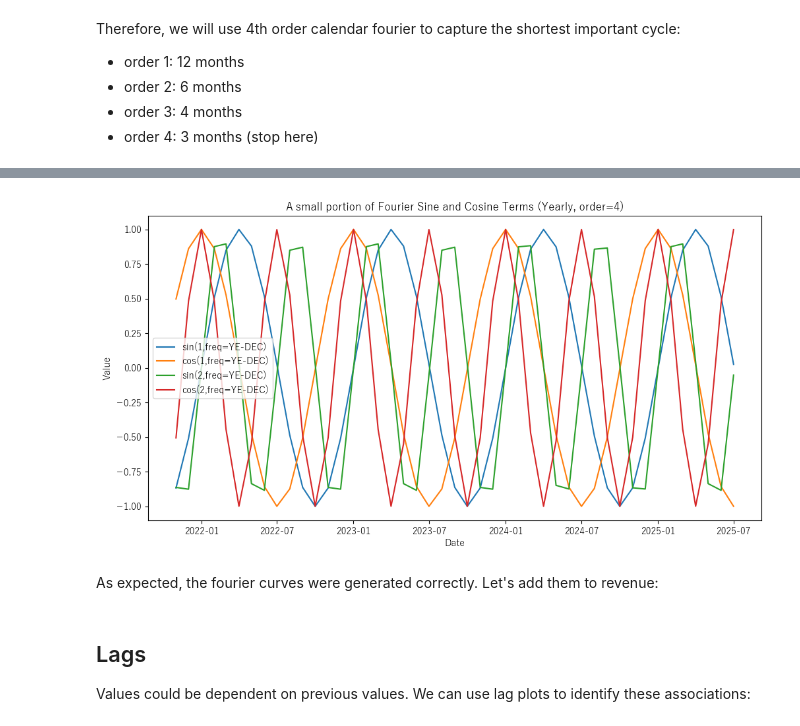
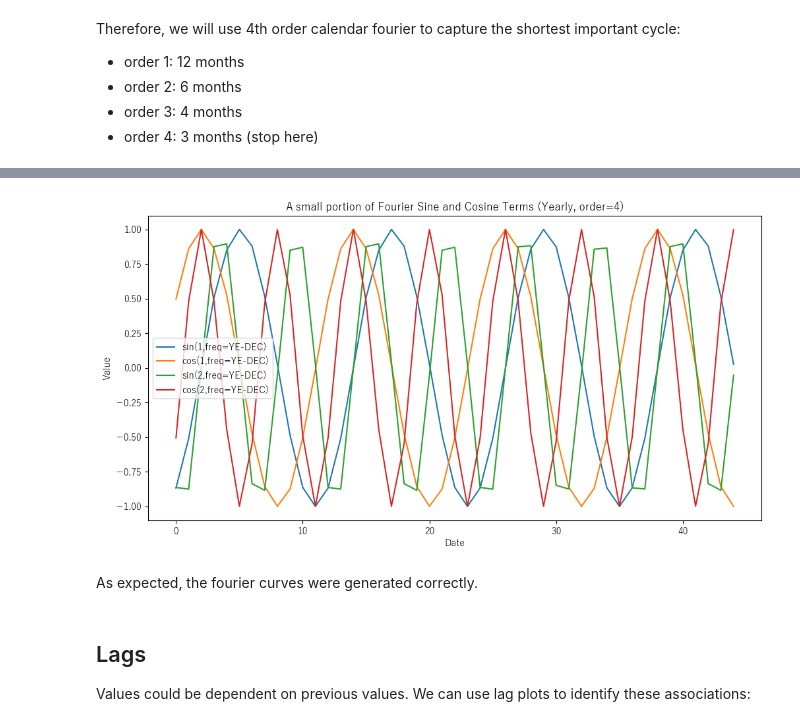
Before and after one commit to willowisp01/blue-archive-forecasting, a Jupyter notebook: analysis.ipynb, the cells around one changed output, grey strips where cells are left out. Drawn from its saved outputs; the diff is of its cells as text; code cells hidden in the pictures.

```diff
--- a/analysis.ipynb
+++ b/analysis.ipynb
@@ -449,7 +473,12 @@ event_jp
 # %% [markdown]
 Lastly, let's just group all the 'operations' events together:
 # %%
-event_jp.loc[event_jp["Notes"].str.contains("Operation", case=False, na=False), "Notes"] = "Operation"
+def group_all_operation_events_together(event_jp):
+    event_jp = event_jp.copy()
+    event_jp.loc[event_jp["Notes"].str.contains("Operation", case=False, na=False), "Notes"] = "Operation"
+    return event_jp
+
+event_jp = group_all_operation_events_together(event_jp)
 event_jp
 # %% [output]
 |  | Name (EN) | Name (JP) | Start date | End date | Notes |
@@ -724,20 +688,26 @@ Therefore, we will use 4th order calendar fourier to capture the shortest import
 - order 3: 4 months
 - order 4: 3 months (stop here)
 # %%
-fourier = CalendarFourier(freq="YE", order=4)
+def create_fourier_features(revenue):
+    fourier = CalendarFourier(freq="YE", order=4)
 
-revenue_copy = revenue.copy()
-revenue_copy = revenue_copy.set_index('Date').asfreq('MS')
+    revenue_copy = revenue.copy()
+    revenue_copy = revenue_copy.set_index('Date').asfreq('MS')
 
-dp = DeterministicProcess(
-    index=revenue_copy.index,
-    constant=False,
-    order=0,
-    seasonal=False,
-    additional_terms=[fourier],
-    drop=True,
-)
-X = dp.in_sample()
+    dp = DeterministicProcess(
+        index=revenue_copy.index,
+        constant=False,
+        order=0,
+        seasonal=False,
+        additional_terms=[fourier],
+        drop=True,
+    )
+    X = dp.in_sample()
 
-X
+    revenue = revenue.merge(X, left_on='Date', right_index=True) # similar to SQL inner join
+
+    return revenue
+
+revenue = create_fourier_features(revenue)
+revenue
 # %% [output]
@@ -762,18 +731,18 @@ X
 # %%
 # Select only the Fourier columns
-fourier_cols = [col for col in X.columns if 'sin' in col or 'cos' in col]
+fourier_cols = [col for col in revenue.columns if 'sin' in col or 'cos' in col]
 
 plt.figure(figsize=(12,6))
 
 for col in fourier_cols[0:4]: # first few just for visualiation purposes
-    plt.plot(X.index, X[col], label=col)
+    plt.plot(revenue.index, revenue[col], label=col)
 
 plt.title("A small portion of Fourier Sine and Cosine Terms (Yearly, order=4)")
 plt.xlabel("Date")
 plt.ylabel("Value")
 plt.legend()
 plt.show()
 # %% [output]
-[figure, old version]
+[figure, new version]
 # %% [markdown]
-As expected, the fourier curves were generated correctly. Let's add them to revenue:
+As expected, the fourier curves were generated correctly.
```
Also changed, not shown: parts of 59 cells of this notebook, 11 other files.
